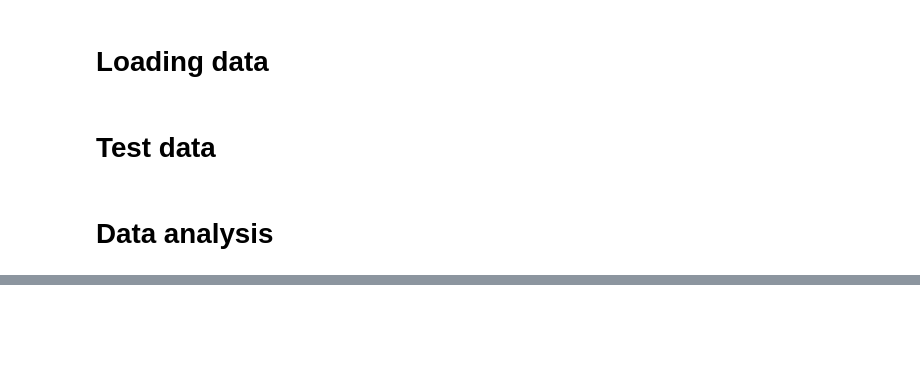
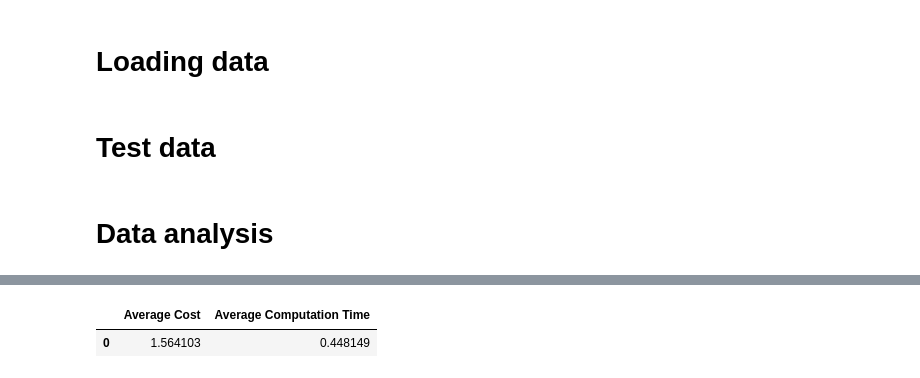
Before and after one commit to M4tth3wG/AI_KE, a Jupyter notebook: Lista_1/report.ipynb, the cells around one changed output, grey strips where cells are left out. Drawn from its saved outputs; the diff is of its cells as text; code cells hidden in the pictures; blank space fills up the shorter version.

```diff
--- a/Lista_1/report.ipynb
+++ b/Lista_1/report.ipynb
@@ -82,0 +141,16 @@ pivoted_time_optimization_statistics
+# %%
+average_cost_per_algorithm_line_changes = line_changes_optimization_statistics['Cost'].mean()
+
+# Calculate average for computation time per algorithm
+average_computation_time_per_algorithm_line_changes = line_changes_optimization_statistics['Computation time'].mean()
+
+# Create a new DataFrame to store the averages
+average_statistics_line_changes = pandas.DataFrame({
+    'Average Cost': [average_cost_per_algorithm_line_changes],
+    'Average Computation Time': [average_computation_time_per_algorithm_line_changes]
+})
+
+average_statistics_line_changes
+# %% [output]
+|  | Average Cost | Average Computation Time |
+| 0 | 1.564103 | 0.448149 |
```
Also changed, not shown: parts of 4 cells of this notebook.
